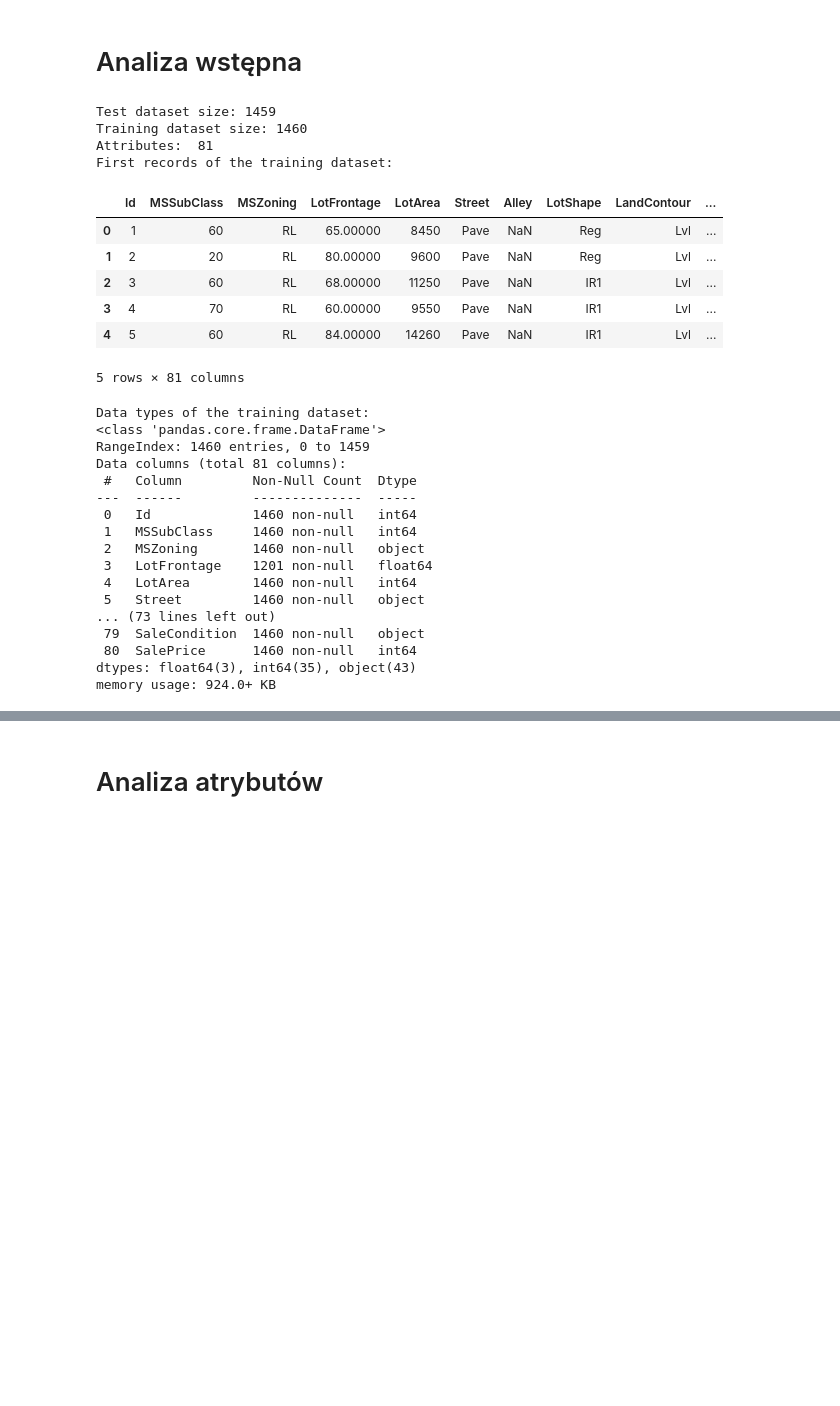
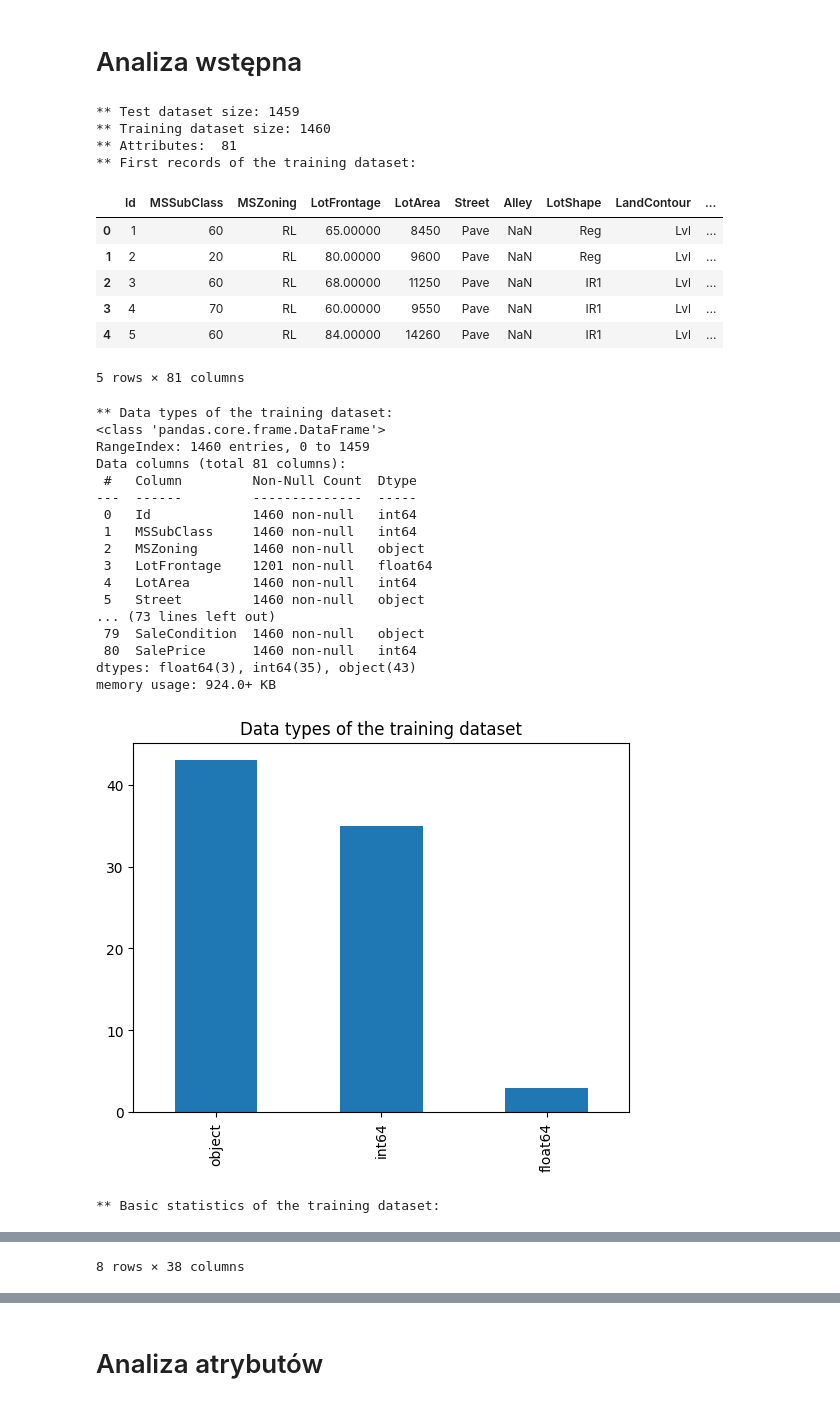
Before and after one commit to KubaPawlo/EksploracjaDanychProjekt, a Jupyter notebook: draft.ipynb, the cells around one changed output, grey strips where cells are left out. Cells and saved outputs as stored; diff of their text form; code cells hidden in the pictures; blank space fills up the shorter version.

```diff
--- a/draft.ipynb
+++ b/draft.ipynb
@@ -11,42 +12,46 @@ from sklearn.metrics import mean_squared_error
 # %%
-train_data = pd.read_csv('data/train.csv')
-test_data = pd.read_csv('data/test.csv')
-
-print("Test dataset size:", test_data.shape[0])
-
-print("Training dataset size:", train_data.shape[0])
-print("Attributes: ", train_data.shape[1])
-print("First records of the training dataset:")
+print("** Test dataset size:", test_data.shape[0])
+print("** Training dataset size:", train_data.shape[0])
+print("** Attributes: ", train_data.shape[1])
+print("** First records of the training dataset:")
 display(train_data.head())
 
-print("Data types of the training dataset:")
+print("\n** Data types of the training dataset:")
 train_data.info()
+
+train_data.dtypes.value_counts().plot(kind='bar', title='Data types of the training dataset')
+plt.show()
+
+print("\n** Basic statistics of the training dataset:")
+display(train_data.describe())
 # %% [output]
-Test dataset size: 1459
-Training dataset size: 1460
-Attributes:  81
-First records of the training dataset:
+** Test dataset size: 1459
+** Training dataset size: 1460
+** Attributes:  81
+** First records of the training dataset:
 |  | Id | MSSubClass | MSZoning | LotFrontage | LotArea | Street | Alley | LotShape | LandContour | ... |
 | 0 | 1 | 60 | RL | 65.00000 | 8450 | Pave | NaN | Reg | Lvl | ... |
 | 1 | 2 | 20 | RL | 80.00000 | 9600 | Pave | NaN | Reg | Lvl | ... |
 | 2 | 3 | 60 | RL | 68.00000 | 11250 | Pave | NaN | IR1 | Lvl | ... |
 | 3 | 4 | 70 | RL | 60.00000 | 9550 | Pave | NaN | IR1 | Lvl | ... |
 | 4 | 5 | 60 | RL | 84.00000 | 14260 | Pave | NaN | IR1 | Lvl | ... |
 5 rows × 81 columns
-Data types of the training dataset:
+** Data types of the training dataset:
 <class 'pandas.core.frame.DataFrame'>
 RangeIndex: 1460 entries, 0 to 1459
 Data columns (total 81 columns):
  #   Column         Non-Null Count  Dtype
 ---  ------         --------------  -----
  0   Id             1460 non-null   int64
  1   MSSubClass     1460 non-null   int64
  2   MSZoning       1460 non-null   object
  3   LotFrontage    1201 non-null   float64
  4   LotArea        1460 non-null   int64
  5   Street         1460 non-null   object
 ... (73 lines left out)
  79  SaleCondition  1460 non-null   object
  80  SalePrice      1460 non-null   int64
 dtypes: float64(3), int64(35), object(43)
 memory usage: 924.0+ KB
+[figure, added]
+** Basic statistics of the training dataset:
@@ -52,0 +67 @@ memory usage: 924.0+ KB
+8 rows × 38 columns
```
Also changed, not shown: parts of 12 cells of this notebook.
